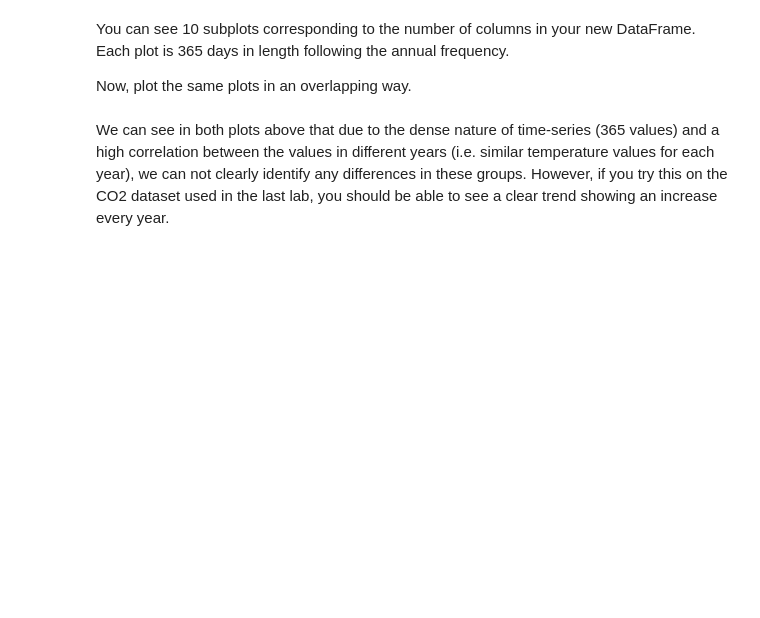
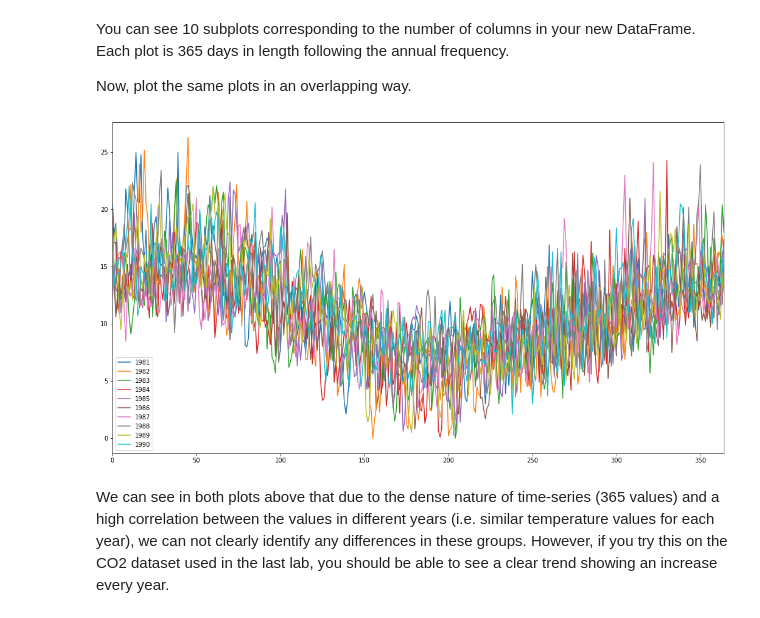
Before and after one commit to learn-co-curriculum/dsc-visualizing-time-series-data-lab, a Jupyter notebook: index.ipynb, the cells around one changed output. Cells and saved outputs as stored; diff of their text form; code cells hidden in the pictures; blank space fills up the shorter version.

```diff
--- a/index.ipynb
+++ b/index.ipynb
@@ -45,6 +107,12 @@ You'll regroup data per year using `Pandas.grouper()`.
 You can see 10 subplots corresponding to the number of columns in your new DataFrame. Each plot is 365 days in length following the annual frequency.
 
 Now, plot the same plots in an overlapping way.
+# %%
+# Plot overlapping yearly groups
+temp_annual.plot(figsize = (18,10), subplots=False, legend=True)
+plt.show()
+# %% [output]
+[figure, added]
 # %% [markdown]
 We can see in both plots above that due to the dense nature of time-series (365 values) and a high correlation between the values in different years (i.e. similar temperature values for each year), we can not clearly identify any differences in these groups. However, if you try this on the CO2 dataset used in the last lab, you should be able to see a clear trend showing an increase every year.
 # %% [markdown]
```
Also changed, not shown: parts of 15 cells of this notebook, 20 other files.
